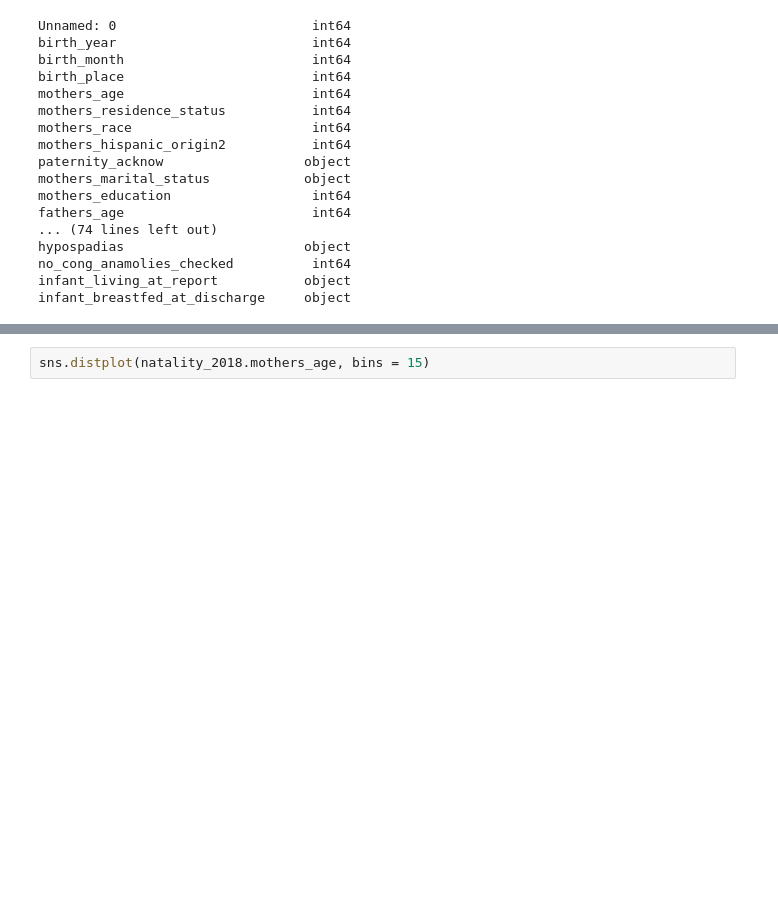
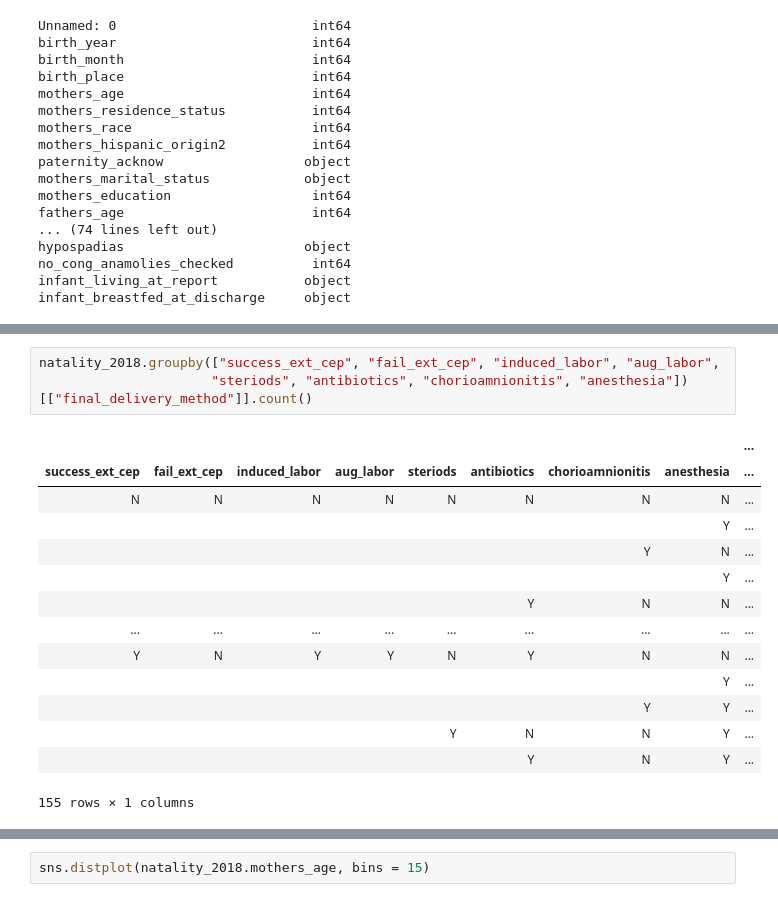
Before and after one commit to edwin-back/Capstone_CDC_Infant_Mortality, a Jupyter notebook: Jason/Capstone Code/2018 natality data to clean.ipynb, the cells around one changed output, grey strips where cells are left out. Cells and saved outputs as stored; diff of their text form; blank space fills up the shorter version.

```diff
--- a/Jason/Capstone Code/2018 natality data to clean.ipynb
+++ b/Jason/Capstone Code/2018 natality data to clean.ipynb
@@ -213,0 +165,18 @@ natality_2018.iloc[:, np.r_[0:3,location_indices]].head()
+# %%
+natality_2018.groupby(["success_ext_cep", "fail_ext_cep", "induced_labor", "aug_labor",
+                      "steriods", "antibiotics", "chorioamnionitis", "anesthesia"])[["final_delivery_method"]].count()
+# %% [output]
+|  |  |  |  |  |  |  |  | ... |
+| success_ext_cep | fail_ext_cep | induced_labor | aug_labor | steriods | antibiotics | chorioamnionitis | anesthesia | ... |
+| N | N | N | N | N | N | N | N | ... |
+|  |  |  |  |  |  |  | Y | ... |
+|  |  |  |  |  |  | Y | N | ... |
+|  |  |  |  |  |  |  | Y | ... |
+|  |  |  |  |  | Y | N | N | ... |
+| ... | ... | ... | ... | ... | ... | ... | ... | ... |
+| Y | N | Y | Y | N | Y | N | N | ... |
+|  |  |  |  |  |  |  | Y | ... |
+|  |  |  |  |  |  | Y | Y | ... |
+|  |  |  |  | Y | N | N | Y | ... |
+|  |  |  |  |  | Y | N | Y | ... |
+155 rows × 1 columns
```
Also changed, not shown: parts of 44 cells of this notebook.
